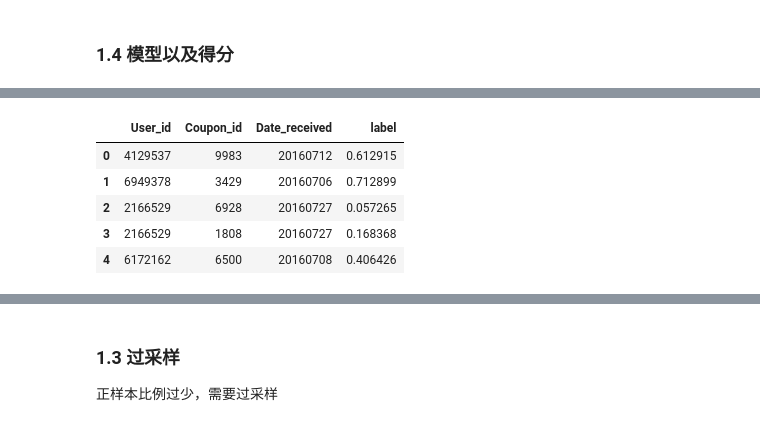
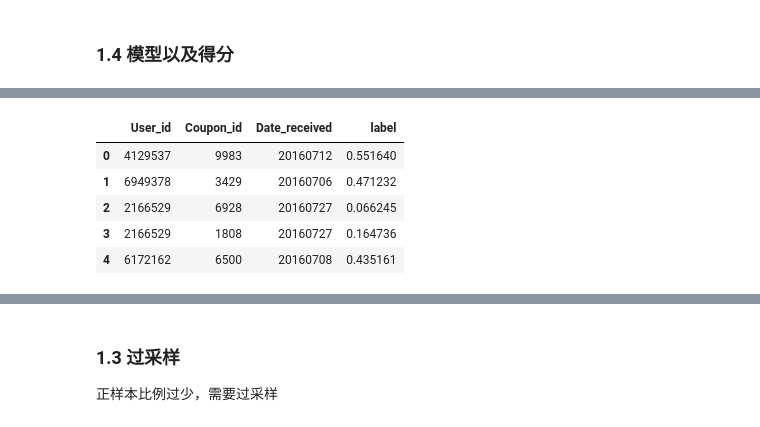
Before and after one commit to shaolei-zuo/myproject, a Jupyter notebook: mcomp/tc_o2o/基本模型.ipynb, the cells around one changed output, grey strips where cells are left out. Saved outputs shown, nothing was run; the diff lists cells and outputs as text; code cells hidden in the pictures.

```diff
--- a/mcomp/tc_o2o/基本模型.ipynb
+++ b/mcomp/tc_o2o/基本模型.ipynb
@@ -100,7 +101,7 @@ def processData(df):
     df.loc[:,'discount_type'] = df.loc[:,'Discount_rate'].apply(getDiscountType)
     # print(df['discount_rate'].unique())
     # convert distance
-    df['Distance'] = df['Distance'].fillna(-1).astype(int)
+    df['Distance'] = df['Distance'].fillna(2).astype(int)
     return df
 # %%
 dfoff = processData(dfoff)
@@ -186,5 +188,11 @@ dfall = pd.concat([dfall_X,dfall_y],axis=1)
 # %%
 train = dfall[(dfall['Date_received'] < 20160516)].copy()
 valid = dfall[(dfall['Date_received'] >= 20160516) & (dfall['Date_received'] <= 20160615)].copy()
+# %%
+#original_feature = ['discount_rate','discount_man', 'discount_jian','Distance','weekday_type']
+original_feature = ['discount_rate','discount_type','discount_man', 'discount_jian','Distance', 'weekday', 'weekday_type'] + weekdaycols
+
+x_train,y_train = train[original_feature],train.label
+x_test,y_test = valid[original_feature],valid.label
 # %% [markdown]
 ### 1.4 模型以及得分
@@ -191,7 +224,7 @@ valid = dfall[(dfall['Date_received'] >= 20160516) & (dfall['Date_received'] <=
 # %%
 # 模型一
 # feature
-original_feature = ['discount_rate','discount_type','discount_man', 'discount_jian','Distance', 'weekday', 'weekday_type'] + weekdaycols
+#original_feature = ['discount_rate','discount_type','discount_man', 'discount_jian','Distance', 'weekday', 'weekday_type'] + weekdaycols
 print("----train-----")
 model = SGDClassifier(#lambda:
     loss='log',
@@ -204,11 +237,12 @@ model = SGDClassifier(#lambda:
     n_jobs=1,
     class_weight=None
 )
-model.fit(train[original_feature], train['label'])
+model.fit(x_train, y_train)
 print("---pred------")
 
-# #### 预测以及结果评价
-print(model.score(valid[original_feature], valid['label']))
+## #### 预测以及结果评价
+pre_y = model.predict(x_test)
+get_model_scores(model,x_test,y_test,pre_y)
 # %% [output]
 ----train-----
 ---pred------
@@ -215,0 +349,2 @@ print(model.score(valid[original_feature], valid['label']))
+# %%
+model.fit(dfall[original_feature],dfall.label)
@@ -216,16 +354,17 @@ print(model.score(valid[original_feature], valid['label']))
 # %%
 # 今天就酱，先提交
 
 # test prediction for submission
-y_test_pred = model.predict_proba(dftest[original_feature])
+final_model = model
+y_test_pred = final_model.predict_proba(dftest[original_feature])
 dftest1 = dftest[['User_id','Coupon_id','Date_received']].copy()
 dftest1['label'] = y_test_pred[:,1]
-dftest1.to_csv('submit1.csv', index=False, header=False)
+dftest1.to_csv('submit_m1_all.csv', index=False, header=False)
 dftest1.head()
 # %% [output]
 |  | User_id | Coupon_id | Date_received | label |
-| 0 | 4129537 | 9983 | 20160712 | 0.612915 |
-| 1 | 6949378 | 3429 | 20160706 | 0.712899 |
-| 2 | 2166529 | 6928 | 20160727 | 0.057265 |
-| 3 | 2166529 | 1808 | 20160727 | 0.168368 |
-| 4 | 6172162 | 6500 | 20160708 | 0.406426 |
+| 0 | 4129537 | 9983 | 20160712 | 0.551640 |
+| 1 | 6949378 | 3429 | 20160706 | 0.471232 |
+| 2 | 2166529 | 6928 | 20160727 | 0.066245 |
+| 3 | 2166529 | 1808 | 20160727 | 0.164736 |
+| 4 | 6172162 | 6500 | 20160708 | 0.435161 |
```
Also changed, not shown: parts of 26 cells of this notebook, 2 other files.
